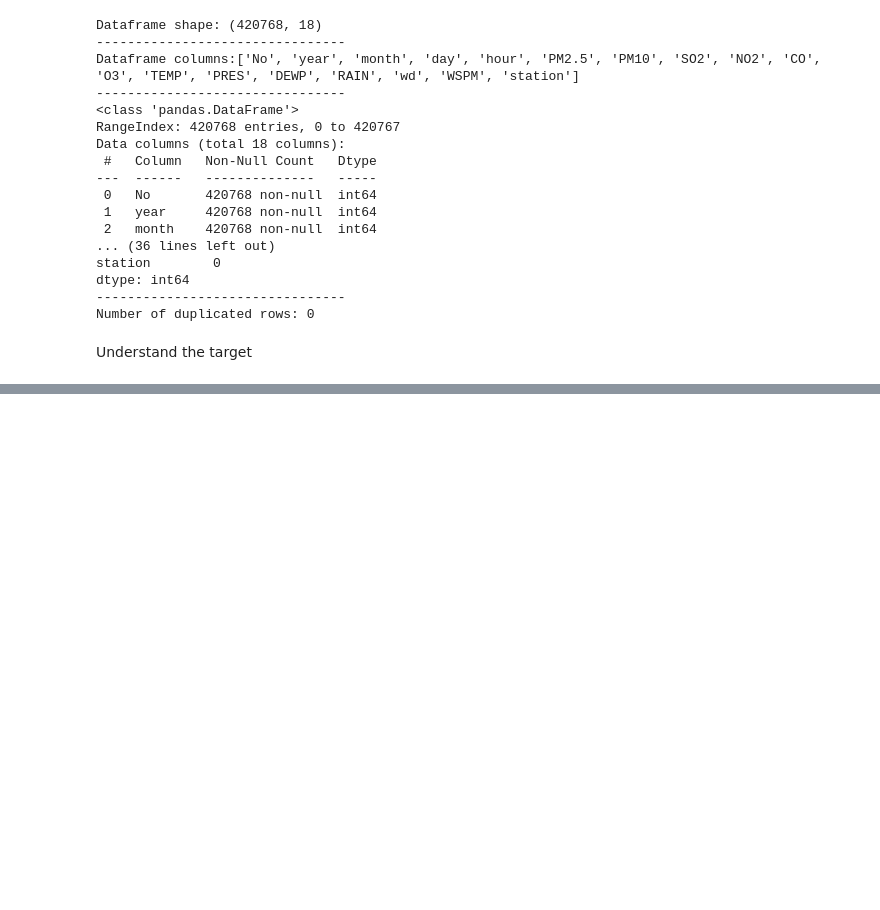
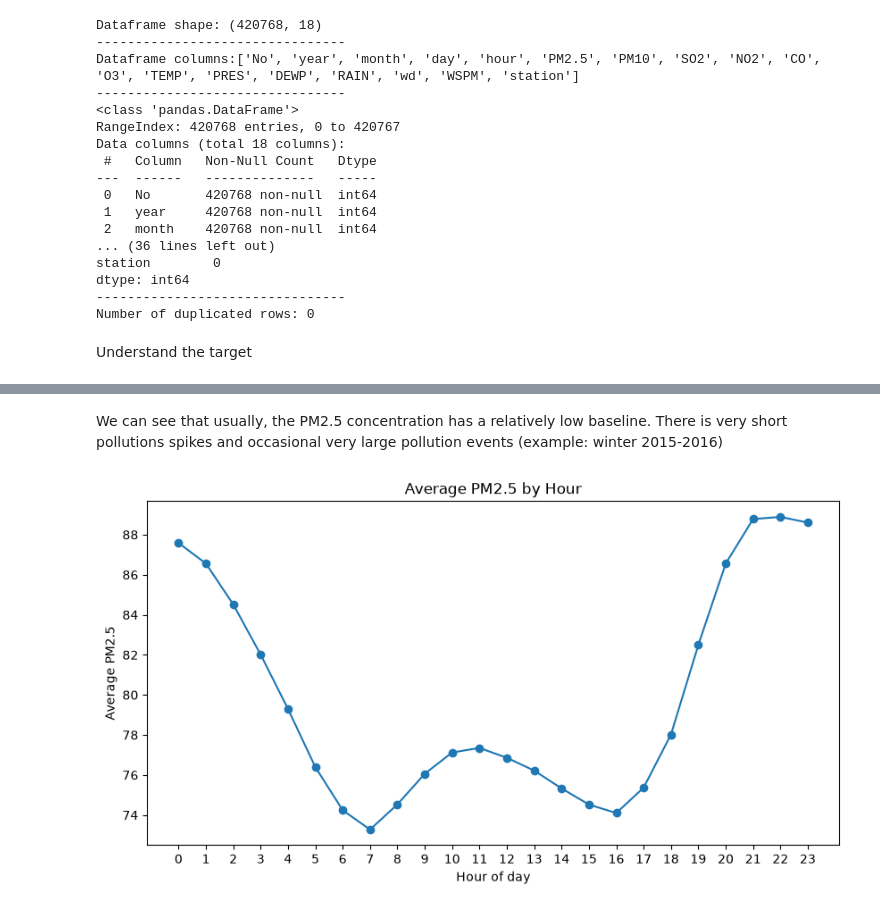
Before and after one commit to challandenathan/air-quality-prediction, a Jupyter notebook: notebooks/exploration.ipynb, the cells around one changed output, grey strips where cells are left out. Drawn from its saved outputs; the diff is of its cells as text; code cells hidden in the pictures; blank space fills up the shorter version.

```diff
--- a/notebooks/exploration.ipynb
+++ b/notebooks/exploration.ipynb
@@ -53,0 +171,17 @@ Understand the target
+# %% [markdown]
+We can see that usually, the PM2.5 concentration has a relatively low baseline. There is very short pollutions spikes and occasional very large pollution events (example: winter 2015-2016)
+# %%
+hourly_pm25 = df.groupby("hour")["PM2.5"].mean()
+plt.figure(figsize=(10, 5))
+
+plt.plot(hourly_pm25.index, hourly_pm25.values, marker="o")
+
+plt.xlabel("Hour of day")
+plt.ylabel("Average PM2.5")
+plt.title("Average PM2.5 by Hour")
+
+plt.xticks(range(0, 24))
+
+plt.show()
+# %% [output]
+[figure, added]
```
Also changed, not shown: parts of 16 cells of this notebook, 1 other file.
